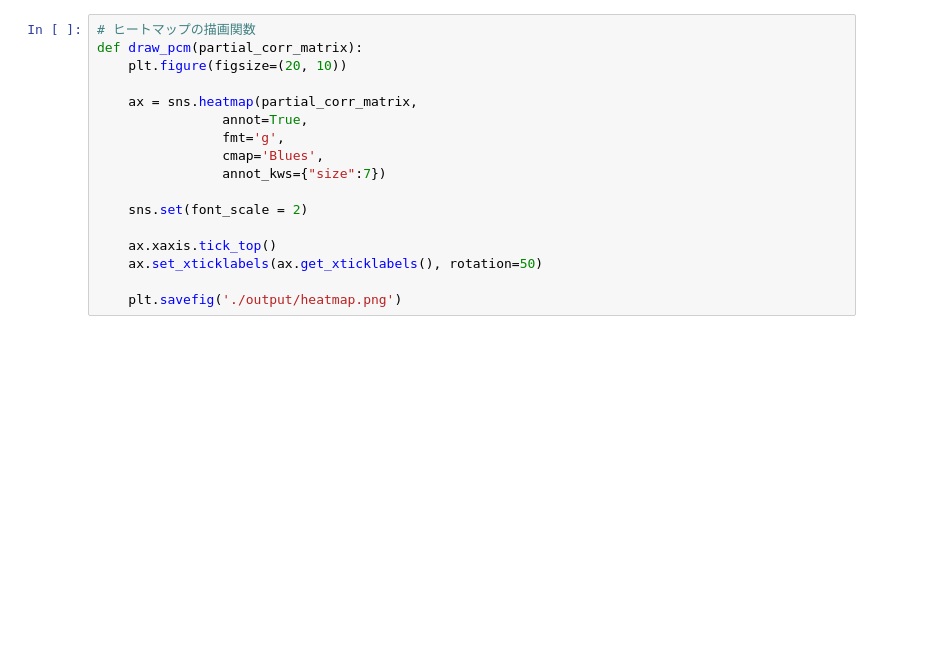
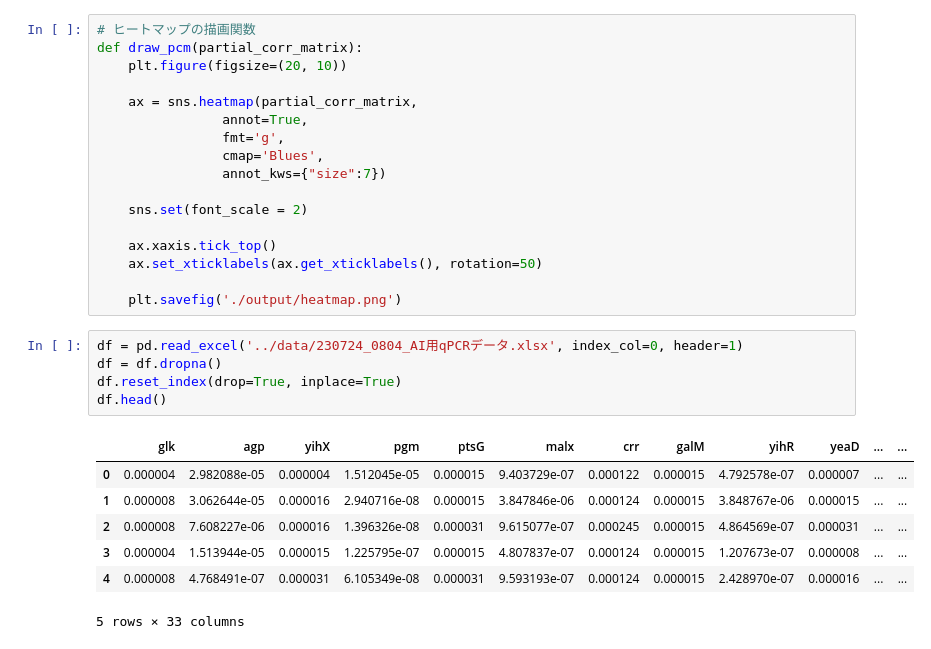
Before and after one commit to SanchanY/bn, a Jupyter notebook: work/corr.ipynb, the cells around one changed output. Saved outputs shown, nothing was run; the diff lists cells and outputs as text; blank space fills up the shorter version.

```diff
--- a/work/corr.ipynb
+++ b/work/corr.ipynb
@@ -40,5 +21,18 @@ def draw_pcm(partial_corr_matrix):
     ax.set_xticklabels(ax.get_xticklabels(), rotation=50)
 
     plt.savefig('./output/heatmap.png')
+# %%
+df = pd.read_excel('../data/230724_0804_AI用qPCRデータ.xlsx', index_col=0, header=1)
+df = df.dropna()
+df.reset_index(drop=True, inplace=True)
+df.head()
+# %% [output]
+|  | glk | agp | yihX | pgm | ptsG | malx | crr | galM | yihR | yeaD | ... | ... |
+| 0 | 0.000004 | 2.982088e-05 | 0.000004 | 1.512045e-05 | 0.000015 | 9.403729e-07 | 0.000122 | 0.000015 | 4.792578e-07 | 0.000007 | ... | ... |
+| 1 | 0.000008 | 3.062644e-05 | 0.000016 | 2.940716e-08 | 0.000015 | 3.847846e-06 | 0.000124 | 0.000015 | 3.848767e-06 | 0.000015 | ... | ... |
+| 2 | 0.000008 | 7.608227e-06 | 0.000016 | 1.396326e-08 | 0.000031 | 9.615077e-07 | 0.000245 | 0.000015 | 4.864569e-07 | 0.000031 | ... | ... |
+| 3 | 0.000004 | 1.513944e-05 | 0.000015 | 1.225795e-07 | 0.000015 | 4.807837e-07 | 0.000124 | 0.000015 | 1.207673e-07 | 0.000008 | ... | ... |
+| 4 | 0.000008 | 4.768491e-07 | 0.000031 | 6.105349e-08 | 0.000031 | 9.593193e-07 | 0.000124 | 0.000015 | 2.428970e-07 | 0.000016 | ... | ... |
+5 rows × 33 columns
 # %%
 # 偏相関行列の計算
```
Also changed, not shown: parts of 5 cells of this notebook, 2 other files.
